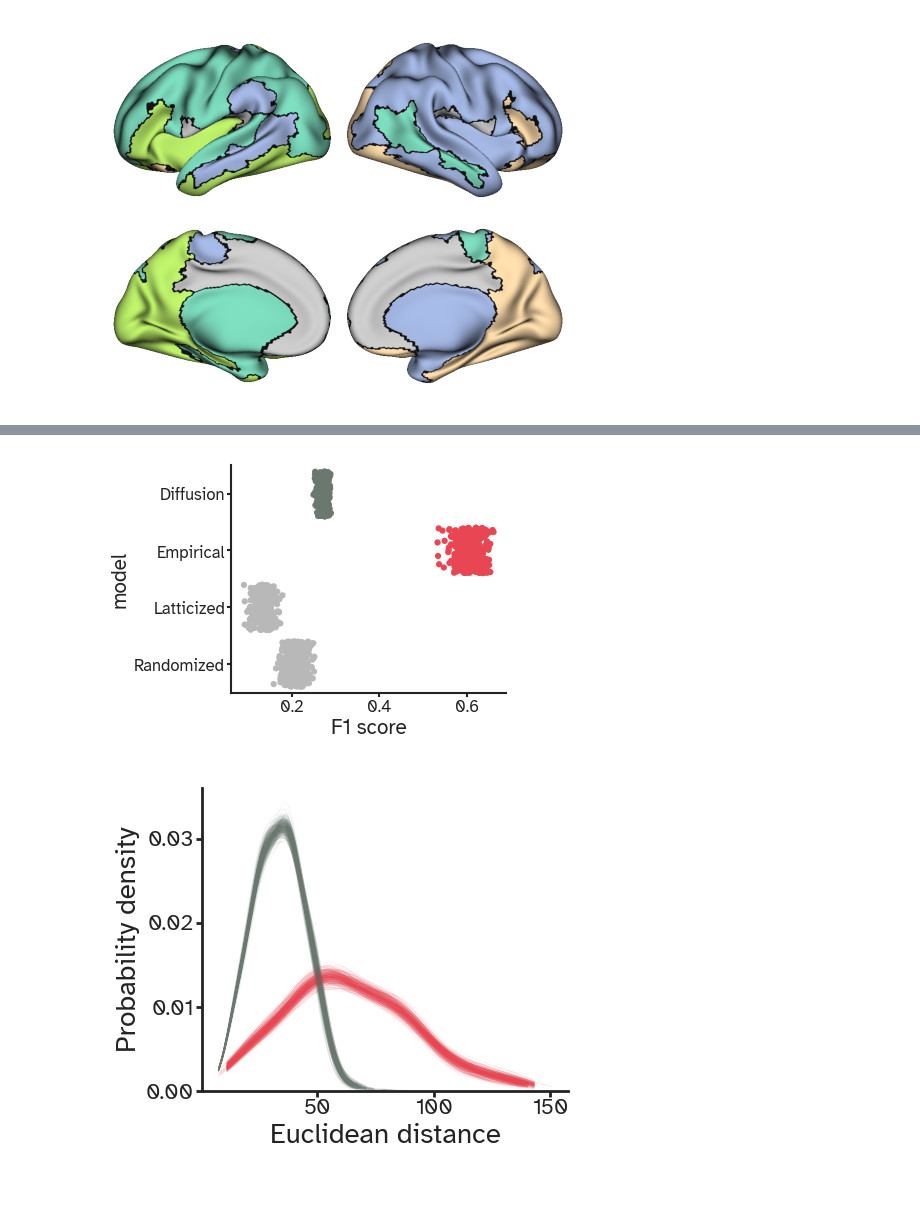
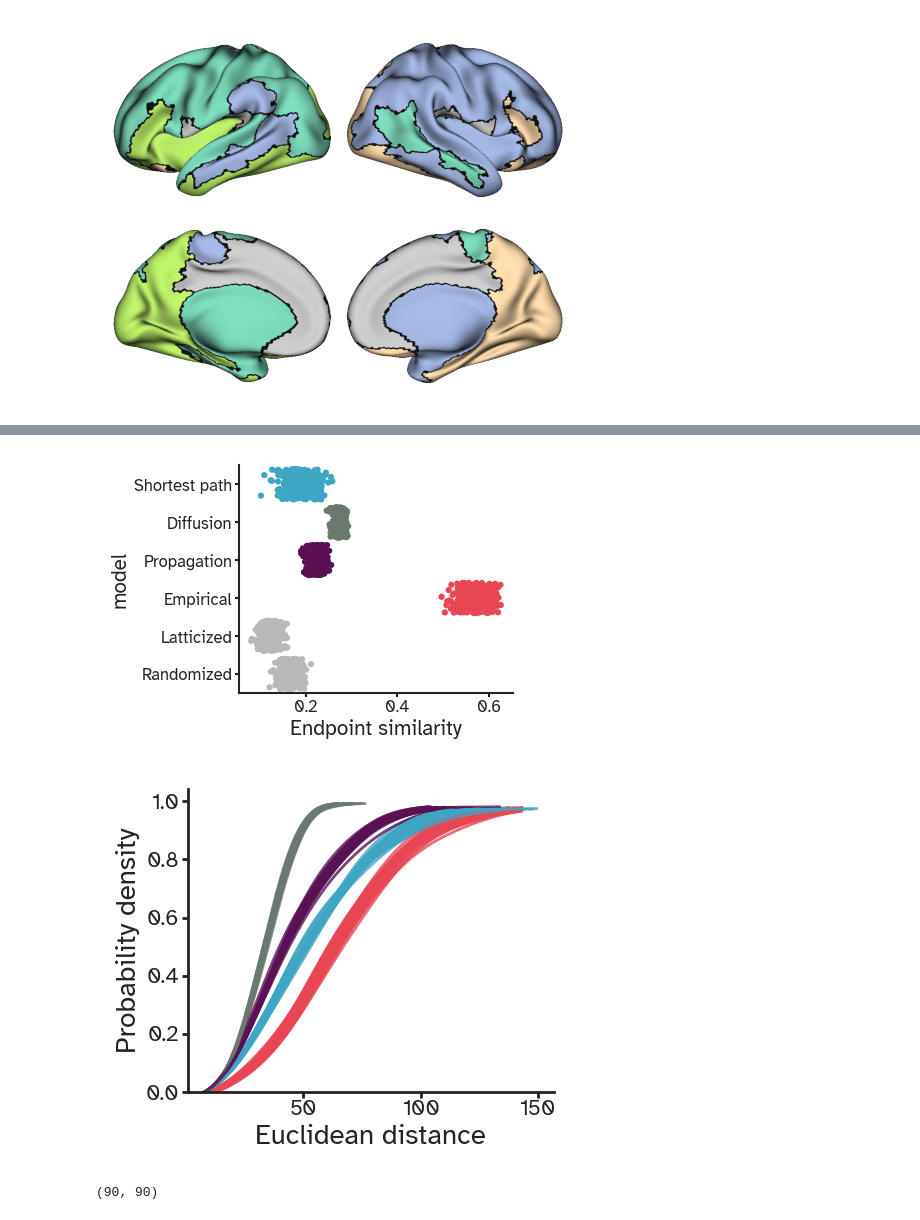
Before and after one commit to kuffmode/Optimal_networks, a Jupyter notebook: generative_aal.ipynb, the cells around one changed output, grey strips where cells are left out. Cells and saved outputs as stored; diff of their text form; code cells hidden in the pictures.

```diff
--- a/generative_aal.ipynb
+++ b/generative_aal.ipynb
@@ -263 +266,9 @@ simulated_networks.shape
+# %%
+rd_sample_trajectories = np.load("simulations/HCP373_RD_networks/example_trajectories.npy")
+sp_sample_trajectories = np.load("simulations/HCP373_SP_networks/example_trajectories.npy")
+pd_sample_trajectories = np.load("simulations/HCP373_PD_networks/example_trajectories.npy")
+
+rd_networks = np.load("simulations/HCP373_RD_networks/equilibrium_networks.npy")
+sp_networks = np.load("simulations/HCP373_SP_networks/equilibrium_networks.npy")
+pd_networks = np.load("simulations/HCP373_PD_networks/equilibrium_networks.npy")
 # %%
@@ -389,0 +399,3 @@ fig.savefig("figures/HCP/communities_difference.pdf", dpi=600, bbox_inches="tigh
+# %%
+n_samples = sp_sample_trajectories.shape[-1]
+hcp_ya[:,:,:n_samples].shape
@@ -389,0 +404,5 @@ fig.savefig("figures/HCP/communities_difference.pdf", dpi=600, bbox_inches="tigh
+# %%
+simulated_embeddings, empirical_embeddings, pca = ut.calculate_trajectories(simulation_tensors_list=[sp_sample_trajectories,
+                                                                             rd_sample_trajectories,
+                                                                             pd_sample_trajectories],
+                                                                            empirical_tensor= hcp_ya)
@@ -501,11 +674,13 @@ all_measures.head()
 # %%
-colors = [viz_colors["neutrals"]["OLIVE_GRAY"], # diffusion
+colors = [viz_colors["colds"]["LAKE_BLUE"], # shortest path
+          viz_colors["neutrals"]["OLIVE_GRAY"], # diffusion
+          viz_colors["purples"]["PURPLER"], # propagation
           viz_colors["warms"]["LECKER_RED"], # empirical
           viz_colors["neutrals"]["GRAY"], # latticized
           viz_colors["neutrals"]["GRAY"]] # randomized
 # %%
 plt.figure(figsize=(viz.cm_to_inch((6,5))), dpi=150)
-measure = "F1 score"
+measure = "endpoint similarity"
 sns.stripplot(data=all_measures,
               y="model",
               x=measure,
@@ -519,30 +694,46 @@ plt.xlabel(measure.capitalize())
 
 #plt.xlim(0.05,0.15)
 sns.despine()
-plt.savefig(f"figures/HCP/{measure}_stripplot_373.pdf",dpi=600,bbox_inches='tight');
+#plt.savefig(f"figures/HCP/{measure}_stripplot_373.pdf",dpi=600,bbox_inches='tight');
 # %% [output]
-[figure, old version]
+[figure, new version]
 # %%
 plt.figure(figsize=(viz.cm_to_inch((6,5))), dpi=200)
-cumu = False
+cumu = True
 
-for subject in range(hcp_ya.shape[2]):
+for subject in range(n_samples):
     sns.kdeplot(euclidean_distances[hcp_ya[:,:,subject].astype(bool)],
-                lw=0.2,
-                alpha=0.1,
-                color=viz_colors["warms"]["LECKER_RED"],
-                bw_adjust=1.5,cut=0,cumulative=cumu)
-    sns.kdeplot(euclidean_distances[simulated_networks[:,:,-1,subject].astype(bool)],
-                lw=0.2,
-                alpha=0.1,
+                lw=1,
+                alpha=0.8,
+                color=colors[3],
+                bw_adjust=1.5,cut=0,cumulative=cumu,label="Empirical")
+    sns.kdeplot(euclidean_distances[rd_networks[:,:,subject].astype(bool)],
+                lw=1,
+                alpha=0.8,
                 bw_adjust=1.5,cut=0,
-                color=viz_colors["neutrals"]["OLIVE_GRAY"],
+                color=colors[1],
+                cumulative=cumu)
+    sns.kdeplot(euclidean_distances[sp_networks[:,:,subject].astype(bool)],
+                lw=1,
+                alpha=0.8,
+                bw_adjust=1.5,cut=0,
+                color=colors[0],
+                cumulative=cumu)
+    sns.kdeplot(euclidean_distances[pd_networks[:,:,subject].astype(bool)],
+                lw=1,
+                alpha=0.8,
+                bw_adjust=1.5,cut=0,
+                color=colors[2],
                 cumulative=cumu)
 
-
+#plt.legend(bbox_to_anchor=(1,1),frameon=False)
 plt.xlabel('Euclidean distance')
 plt.ylabel('Probability density')
 sns.despine()
-plt.savefig("figures/HCP/kdeplot_373.pdf",dpi=600,bbox_inches='tight');
+#plt.savefig("figures/HCP/kdeplot_373.pdf",dpi=600,bbox_inches='tight');
 # %% [output]
-[figure, old version]
+[figure, new version]
+# %%
+hcp_ya[:,:,subject].shape
+# %% [output]
+(90, 90)
```
Also changed, not shown: parts of 43 cells of this notebook, 10 other files.
